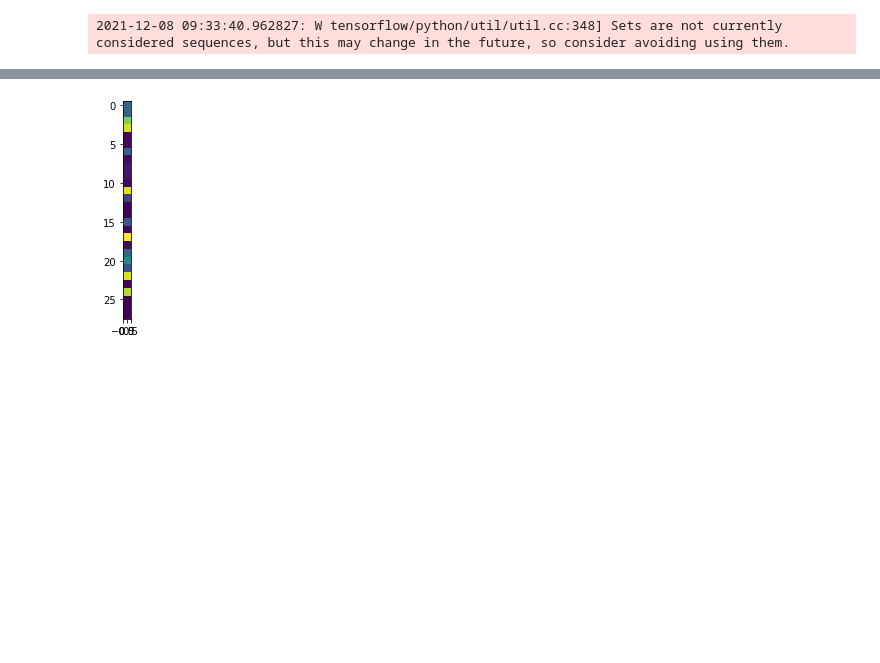
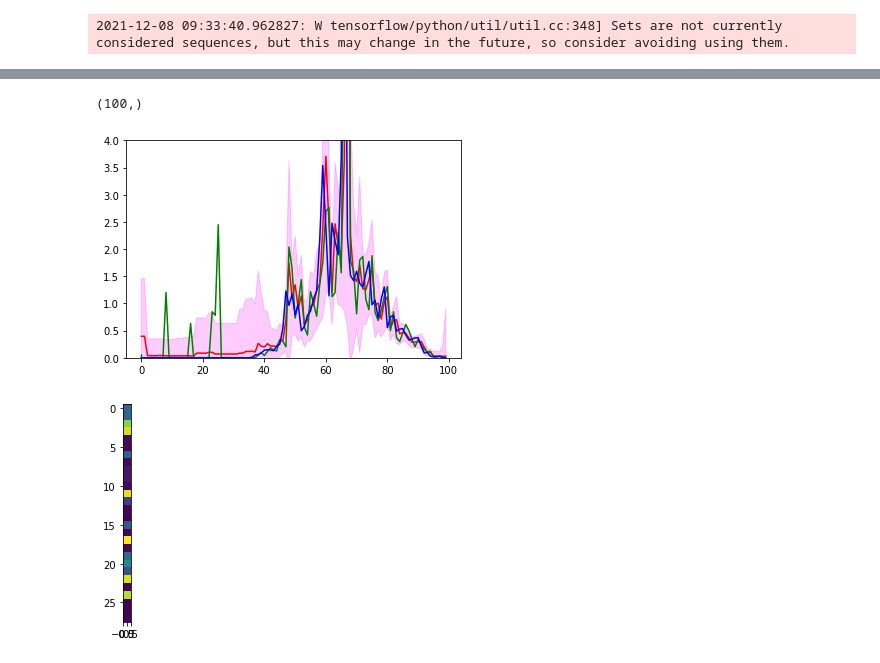
Before and after one commit to EiffL/sfh-inference-hackathon, a Jupyter notebook: notebooks/tcn_tfds.ipynb, the cells around one changed output, grey strips where cells are left out. Cells and saved outputs as stored; diff of their text form; code cells hidden in the pictures; blank space fills up the shorter version.

Commit message:
pass_sample function

```diff
--- a/notebooks/tcn_tfds.ipynb
+++ b/notebooks/tcn_tfds.ipynb
@@ -153,6 +153,19 @@ def input_fn(mode='train', batch_size=64, dataset_name='sfh'):
     dataset = dataset.map(preprocessing) # Apply data preprocessing
     dataset = dataset.prefetch(-1)       # fetch next batches while training current one (-1 for autotune)
     return dataset, tf.data.experimental.cardinality(dset).numpy()
+
+def predictor(model, sample_size, nsteps=100):
+    res = np.random.random((sample_size, nsteps,1))
+    for i in range(nsteps):
+        res = model.predict(res)
+    return res
+
+def pass_sample(model, sample, n_pass=100):
+    sample = tf.reshape(sample,(1, 100, 1))
+    mean = model(sample).mean()
+    std = model(sample).stddev()
+    p_sample = model(sample).sample()
+    return mean, std, p_sample
 # %%
 """
 ## Build the model based on the original paper
@@ -256,0 +270,16 @@ plt.show()
+# %%
+sample = list(dset.take(10))[1]
+samp_mean, samp_std, p_sample = pass_sample(pixel_cnn, sample['SFR_Max'])
+#gen_sample = predictor(pixel_cnn, 1)
+#print(gen_sample)
+
+std = samp_std.numpy().reshape((-1,))
+mean = samp_mean.numpy().reshape((-1,))
+print((mean+std).shape)
+plt.plot(mean,'r')
+plt.fill_between(np.linspace(0,99,100,endpoint=True), y1=mean+std, y2=mean-std, color='magenta', alpha=0.2)
+plt.plot(p_sample.numpy().reshape((-1,)), 'g')
+plt.plot(sample['SFR_Max'].numpy().reshape((-1,)), 'b')
+plt.ylim([0,4])
+plt.show()
+# %% [output]
@@ -257,3 +287,5 @@ plt.show()
+(100,)
+[figure, added]
 # %%
 seq = np.random.random((28,1))
 plt.imshow(pixel_cnn.predict(seq).reshape(28,1))
```
Also changed, not shown: parts of 3 cells of this notebook.
